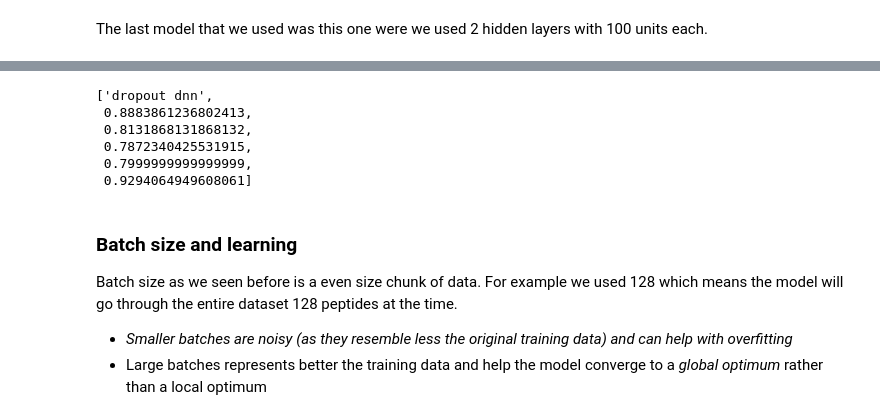
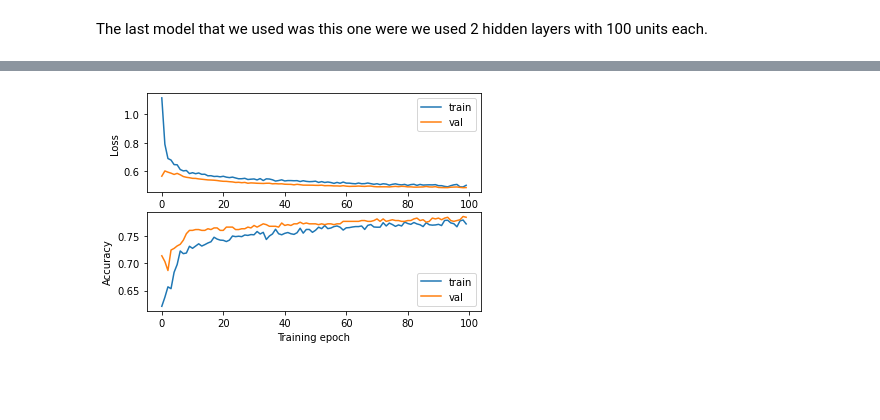
Before and after one commit to anfoss/anfoss.github.io, a Jupyter notebook: _jupyter/hiv deep learning/Untitled1.ipynb, the cells around one changed output, grey strips where cells are left out. Saved outputs shown, nothing was run; the diff lists cells and outputs as text; code cells hidden in the pictures; blank space fills up the shorter version.

```diff
--- a/_jupyter/hiv deep learning/Untitled1.ipynb
+++ b/_jupyter/hiv deep learning/Untitled1.ipynb
@@ -121,24 +294,23 @@ _________________________________________________________________
+# %%
+from tensorflow.keras.layers import Dropout
+
+model = Sequential()
+model.add(Dense(units = 20, input_dim=X.shape[1], activation = 'relu', name='hidden1'))
+# drop 20% of connections
+model.add(Dropout(0.2))
+model.add(Dense(units = 20, activation = 'relu', name='hidden2'))
+model.add(Dropout(0.2))
+model.add(Dense(units = 1, activation = 'sigmoid', name='output'))
+model.compile(optimizer = 'adam', loss = 'binary_crossentropy',metrics=['acc'], lr=0.001)
 # %%
-history8neuron = model.fit(X_train, y_train,
+historydropout = model.fit(X_train, y_train,
                            validation_data=(X_val, y_val),
                            epochs=100,
-                           batch_size=32,
-                           verbose=0
+                           batch_size=64,
+                           verbose=0,
+                           callbacks=get_checkpoint('tmp_weights.hdf5', 'val_loss')
                            )
-simple_dnn_perf = metrics(model, X_test, y_test, nm='dropout dnn')
-simple_dnn_perf
+dropout_perf = metrics(model, X_test, y_test, nm='dropout dnn')
+qc_plots(historydropout, 'dropout dnn')
 # %% [output]
-['dropout dnn',
- 0.8883861236802413,
- 0.8131868131868132,
- 0.7872340425531915,
- 0.7999999999999999,
- 0.9294064949608061]
+[figure, added]
-# %% [markdown]
-### Batch size and learning
-
-
-Batch size as we seen before is a even size chunk of data. For example we used 128 which means the model will go through the entire dataset 128 peptides at the time.
-
-- *Smaller batches are noisy (as they resemble less the original training data) and can help with overfitting*
-- Large batches represents better the training data and help the model converge to a *global optimum* rather than a local optimum
```
Also changed, not shown: parts of 27 cells of this notebook, 22 other files.
